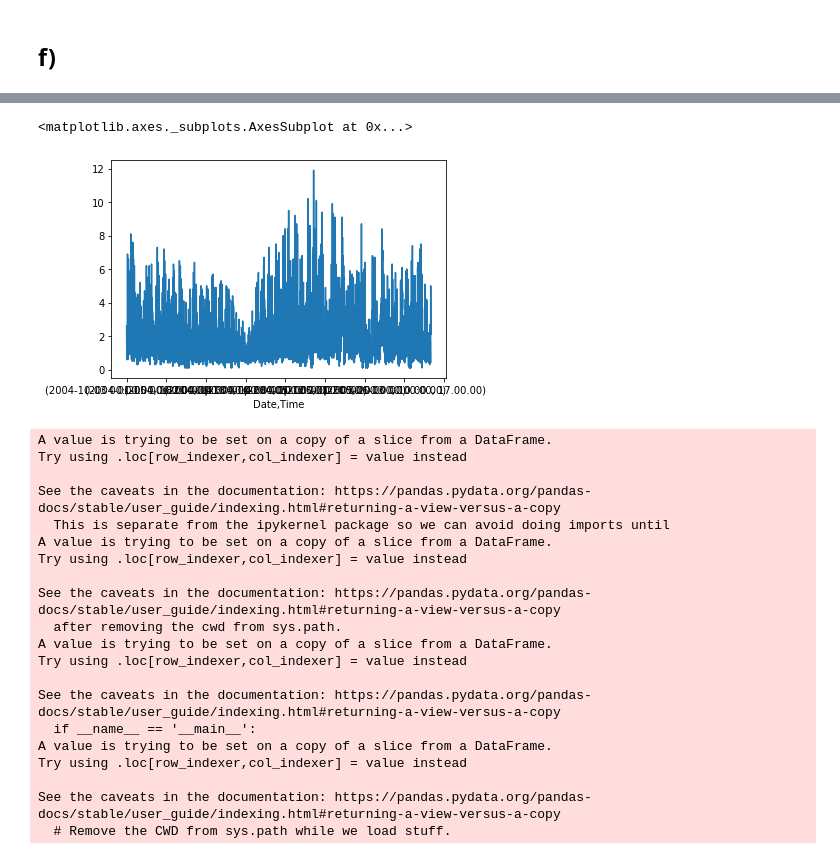
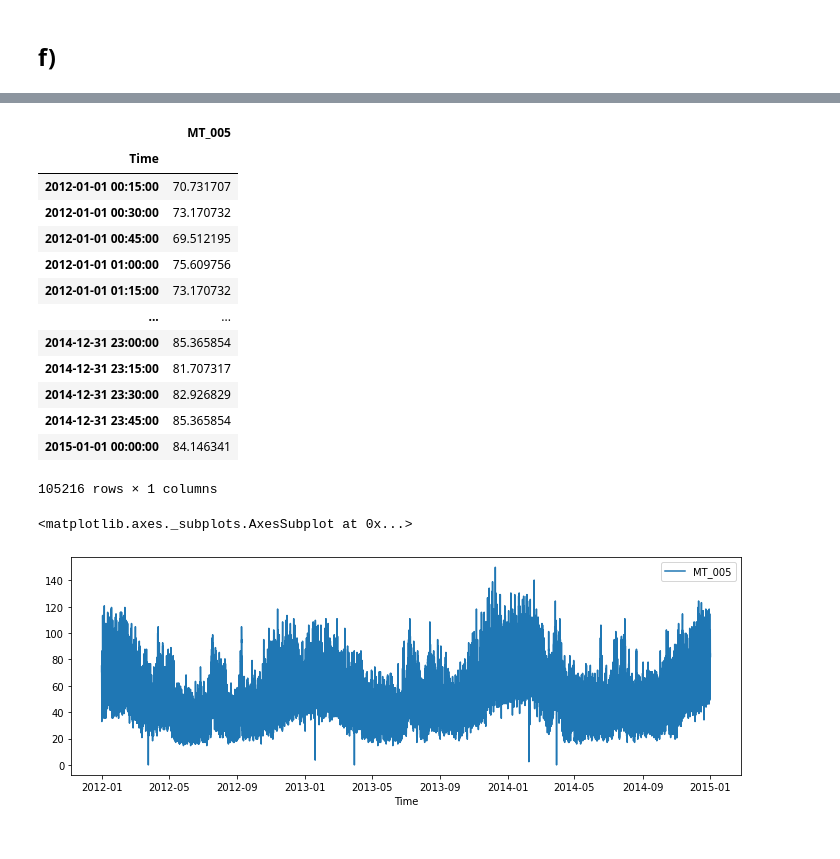
Before and after one commit to AdrianUrbanski/ADM, a Jupyter notebook: lista1.ipynb, the cells around one changed output, grey strips where cells are left out. Saved outputs shown, nothing was run; the diff lists cells and outputs as text; code cells hidden in the pictures.

```diff
--- a/lista1.ipynb
+++ b/lista1.ipynb
@@ -779,6 +783,2 @@ MAPE: 0.1302
 # %%
-df = pd.read_csv('AirQualityUCI.csv', index_col=['Date', 'Time'], parse_dates=['Date'], sep=';', decimal=',')
+df = pd.read_csv('electricity.csv', index_col='Time', parse_dates=['Time'])
-# %%
-df = df['CO(GT)'].dropna(axis=0)
-# %%
-df = df[df != -200]
@@ -788,5 +785,17 @@ train_df, test_df = df[:train_size], df[train_size:]
 # %%
-df.plot()
+df
 # %% [output]
+|  | MT_005 |
+| Time |  |
+| 2012-01-01 00:15:00 | 70.731707 |
+| 2012-01-01 00:30:00 | 73.170732 |
+| 2012-01-01 00:45:00 | 69.512195 |
+| 2012-01-01 01:00:00 | 75.609756 |
+| 2012-01-01 01:15:00 | 73.170732 |
+| ... | ... |
+| 2014-12-31 23:00:00 | 85.365854 |
+| 2014-12-31 23:15:00 | 81.707317 |
+| 2014-12-31 23:30:00 | 82.926829 |
+| 2014-12-31 23:45:00 | 85.365854 |
+| 2015-01-01 00:00:00 | 84.146341 |
-<matplotlib.axes._subplots.AxesSubplot at 0x...>
+105216 rows × 1 columns
-[figure, removed]
@@ -795,31 +802,6 @@ df_time_dependence = train_df.groupby(by='Time').mean()
-# %%
-# preprocessing
-
-train_df = train_df.join(df_seasonality, how='left', on=train_df.index.time)
-train_df['preprocessed'] = train_df['detrended'] / train_df['seasonality']
-
-test_df['trend'] = test_df['Passengers'].ewm(halflife=12).mean()
-test_df['detrended'] = test_df['Passengers'] / test_df['trend']
-test_df = test_df.join(df_seasonality, how='left', on=test_df.index.month)
-test_df['preprocessed'] = test_df['detrended'] / test_df['seasonality']
-# %% [output]
-A value is trying to be set on a copy of a slice from a DataFrame.
-Try using .loc[row_indexer,col_indexer] = value instead
-
-See the caveats in the documentation: https://pandas.pydata.org/pandas-docs/stable/user_guide/indexing.html#returning-a-view-versus-a-copy
-  This is separate from the ipykernel package so we can avoid doing imports until
-A value is trying to be set on a copy of a slice from a DataFrame.
-Try using .loc[row_indexer,col_indexer] = value instead
-
-See the caveats in the documentation: https://pandas.pydata.org/pandas-docs/stable/user_guide/indexing.html#returning-a-view-versus-a-copy
-  after removing the cwd from sys.path.
-A value is trying to be set on a copy of a slice from a DataFrame.
-Try using .loc[row_indexer,col_indexer] = value instead
-
-See the caveats in the documentation: https://pandas.pydata.org/pandas-docs/stable/user_guide/indexing.html#returning-a-view-versus-a-copy
-  if __name__ == '__main__':
-A value is trying to be set on a copy of a slice from a DataFrame.
-Try using .loc[row_indexer,col_indexer] = value instead
-
-See the caveats in the documentation: https://pandas.pydata.org/pandas-docs/stable/user_guide/indexing.html#returning-a-view-versus-a-copy
-  # Remove the CWD from sys.path while we load stuff.
+# %%
+plt.figure(figsize=(12,4))
+sns.lineplot(data=df)
+# %% [output]
+<matplotlib.axes._subplots.AxesSubplot at 0x...>
+[figure, added]
```
Also changed, not shown: parts of 23 cells of this notebook.
